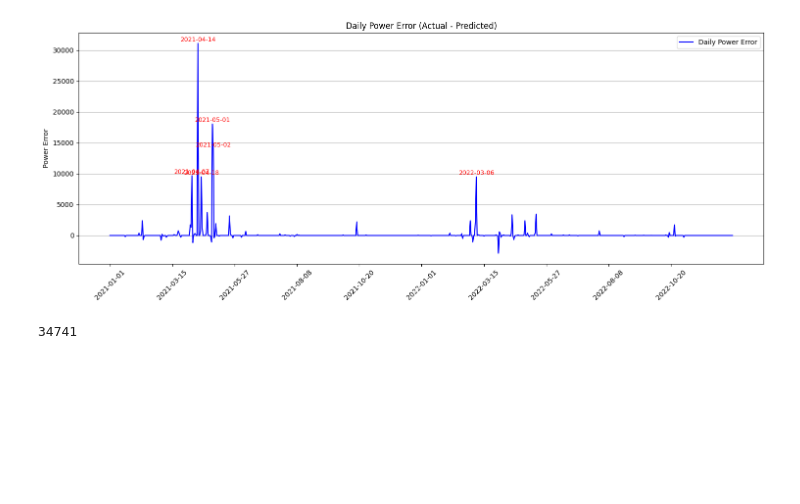
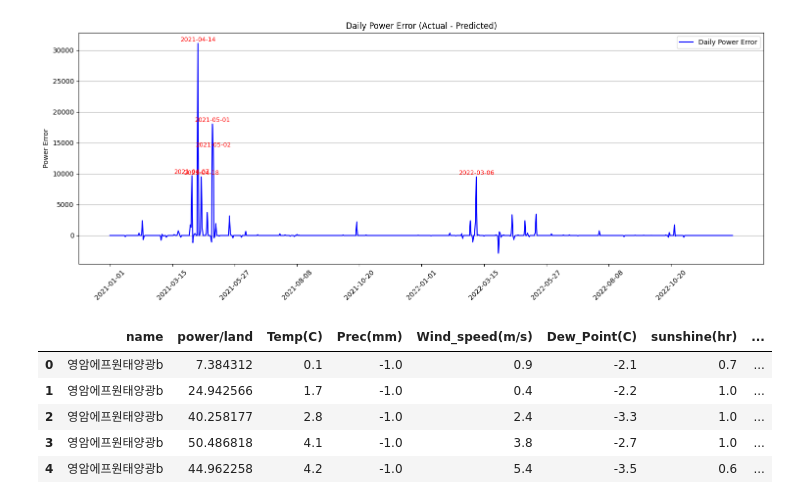
Before and after one commit to yelim421/SolarPower, a Jupyter notebook: Extratree model.ipynb, the cells around one changed output. Drawn from its saved outputs; the diff is of its cells as text; code cells hidden in the pictures; blank space fills up the shorter version.

```diff
--- a/Extratree model.ipynb
+++ b/Extratree model.ipynb
@@ -261,7 +270,35 @@ plt.show()
 # %% [output]
 [figure]
 # %%
-train = pd.read_csv('train_data_nan_wind.csv', index_col='Date')
-len(train)
+train = pd.read_csv('train_without_chenan.csv', encoding='cp949')
+test = pd.read_csv('test_chenan.csv', encoding='cp949')
+train.fillna(-1, inplace=True)
+test.fillna(-1, inplace=True)
+all_data = pd.concat([train, test], ignore_index=True)
+
+all_data['date'] = pd.to_datetime(all_data['date'])
+
+# 연도, 월, 시간 추출하여 새로운 열로 추가
+all_data['year'] = all_data['date'].dt.year
+all_data['month'] = all_data['date'].dt.month
+all_data['hour'] = all_data['date'].dt.hour
+
+
+drop_columns = ["date", "asos_num", "location", "name"]
+
+all_data = all_data.drop(columns=drop_columns)
+
+all_data.head()
+# all_data_sprs = sparse.hstack([sparse.csr_matrix(all_data)], format='csr')
+# num_train = len(train)
+# X = all_data_sprs[:num_train]
+# X_test = all_data_sprs[num_train:]
+# y = train['power/land'].values
+# y_test = test['power/land'].values
 # %% [output]
-34741
+|  | name | power/land | Temp(C) | Prec(mm) | Wind_speed(m/s) | Dew_Point(C) | sunshine(hr) | ... |
+| 0 | 영암에프원태양광b | 7.384312 | 0.1 | -1.0 | 0.9 | -2.1 | 0.7 | ... |
+| 1 | 영암에프원태양광b | 24.942566 | 1.7 | -1.0 | 0.4 | -2.2 | 1.0 | ... |
+| 2 | 영암에프원태양광b | 40.258177 | 2.8 | -1.0 | 2.4 | -3.3 | 1.0 | ... |
+| 3 | 영암에프원태양광b | 50.486818 | 4.1 | -1.0 | 3.8 | -2.7 | 1.0 | ... |
+| 4 | 영암에프원태양광b | 44.962258 | 4.2 | -1.0 | 5.4 | -3.5 | 0.6 | ... |
```
Also changed, not shown: parts of 9 cells of this notebook, 4 other files.
